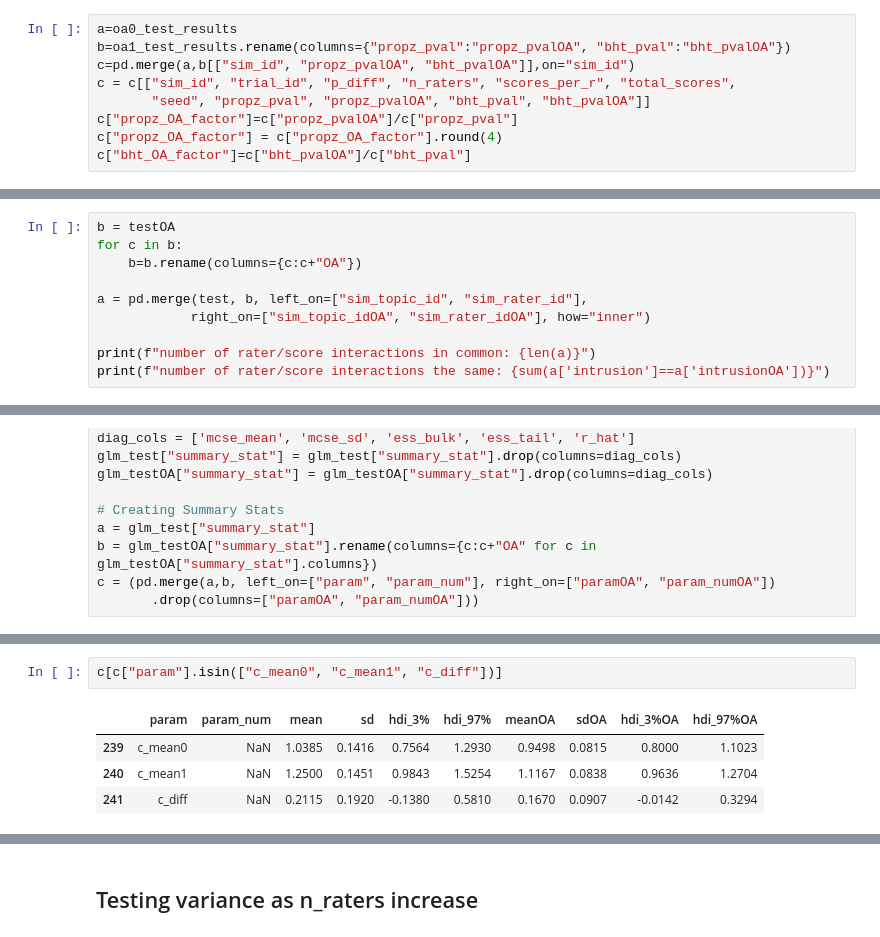
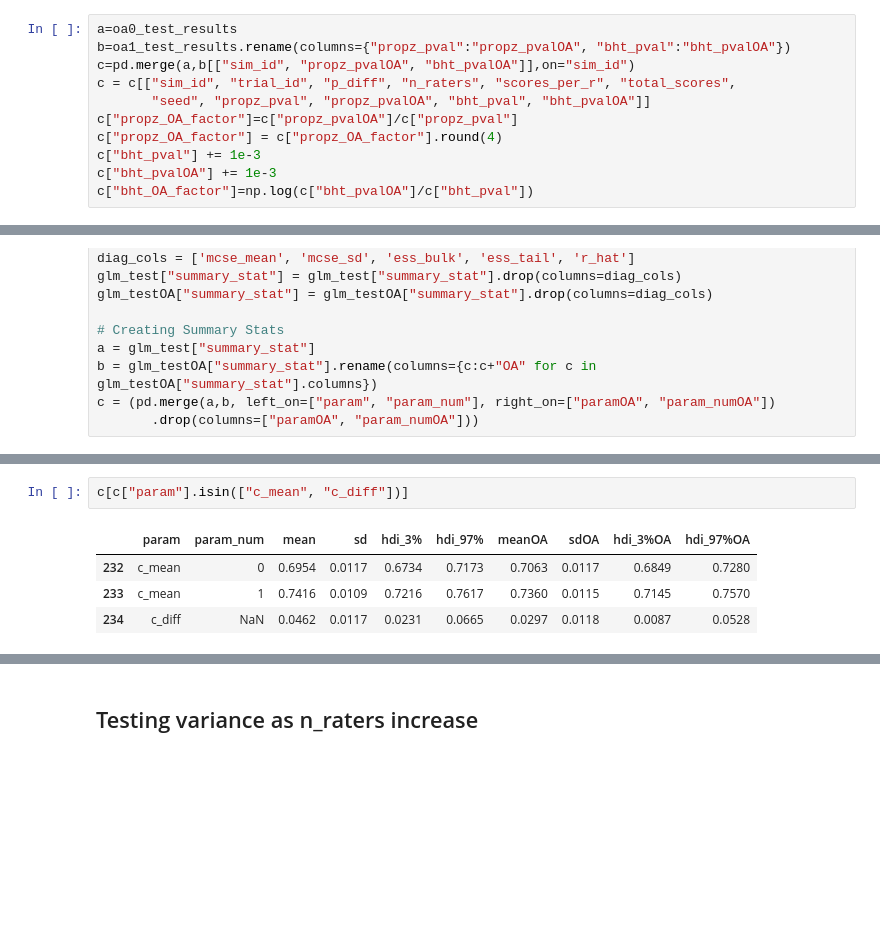
Before and after one commit to imrogerjiang/bayesian-inference-topic-measures, a Jupyter notebook: Checking Optimal Allocation.ipynb, the cells around one changed output, grey strips where cells are left out. Cells and saved outputs as stored; diff of their text form; blank space fills up the shorter version.

```diff
--- a/Checking Optimal Allocation.ipynb
+++ b/Checking Optimal Allocation.ipynb
@@ -51,4 +51,6 @@ c = c[["sim_id", "trial_id", "p_diff", "n_raters", "scores_per_r", "total_scores
        "seed", "propz_pval", "propz_pvalOA", "bht_pval", "bht_pvalOA"]]
 c["propz_OA_factor"]=c["propz_pvalOA"]/c["propz_pval"]
 c["propz_OA_factor"] = c["propz_OA_factor"].round(4)
-c["bht_OA_factor"]=c["bht_pvalOA"]/c["bht_pval"]
+c["bht_pval"] += 1e-3
+c["bht_pvalOA"] += 1e-3
+c["bht_OA_factor"]=np.log(c["bht_pvalOA"]/c["bht_pval"])
@@ -131,10 +107,0 @@ testOA = pd.read_csv(f"data/oa1_test/score_{sim_id}.csv")
-# %%
-b = testOA
-for c in b:
-    b=b.rename(columns={c:c+"OA"})
-
-a = pd.merge(test, b, left_on=["sim_topic_id", "sim_rater_id"],
-            right_on=["sim_topic_idOA", "sim_rater_idOA"], how="inner")
-
-print(f"number of rater/score interactions in common: {len(a)}")
-print(f"number of rater/score interactions the same: {sum(a['intrusion']==a['intrusionOA'])}")
@@ -378,7 +343,7 @@ c[c["param"]=="za"]
 # %%
-c[c["param"].isin(["c_mean0", "c_mean1", "c_diff"])]
+c[c["param"].isin(["c_mean", "c_diff"])]
 # %% [output]
 |  | param | param_num | mean | sd | hdi_3% | hdi_97% | meanOA | sdOA | hdi_3%OA | hdi_97%OA |
-| 239 | c_mean0 | NaN | 1.0385 | 0.1416 | 0.7564 | 1.2930 | 0.9498 | 0.0815 | 0.8000 | 1.1023 |
-| 240 | c_mean1 | NaN | 1.2500 | 0.1451 | 0.9843 | 1.5254 | 1.1167 | 0.0838 | 0.9636 | 1.2704 |
-| 241 | c_diff | NaN | 0.2115 | 0.1920 | -0.1380 | 0.5810 | 0.1670 | 0.0907 | -0.0142 | 0.3294 |
+| 232 | c_mean | 0 | 0.6954 | 0.0117 | 0.6734 | 0.7173 | 0.7063 | 0.0117 | 0.6849 | 0.7280 |
+| 233 | c_mean | 1 | 0.7416 | 0.0109 | 0.7216 | 0.7617 | 0.7360 | 0.0115 | 0.7145 | 0.7570 |
+| 234 | c_diff | NaN | 0.0462 | 0.0117 | 0.0231 | 0.0665 | 0.0297 | 0.0118 | 0.0087 | 0.0528 |
```
Also changed, not shown: parts of 46 cells of this notebook, 2 other files.
